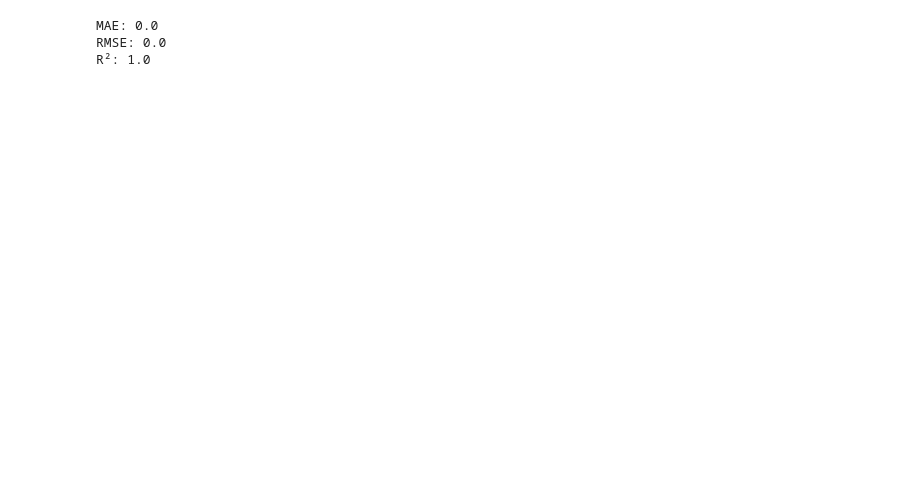
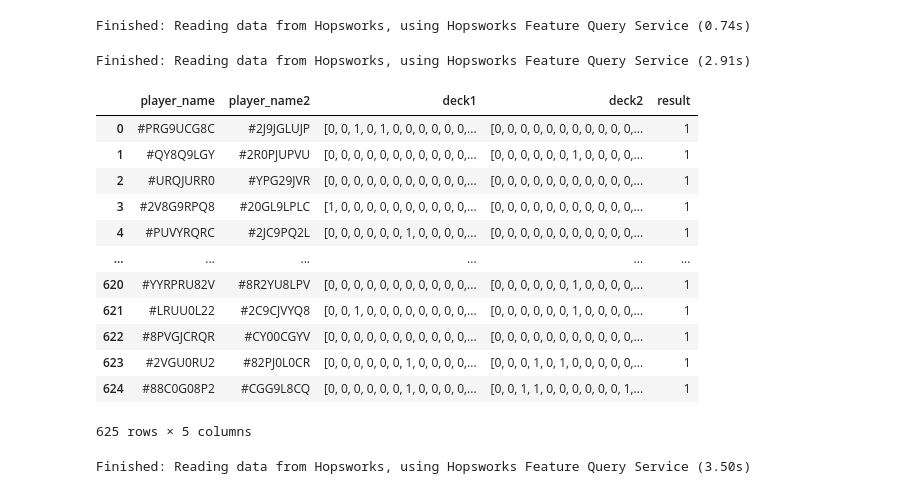
Before and after one commit to Grandediw/Clash-Royale-Project, a Jupyter notebook: notebooks/3_clash_royale_training_pipeline.ipynb, the cells around one changed output. Drawn from its saved outputs; the diff is of its cells as text; code cells hidden in the pictures; blank space fills up the shorter version.

```diff
--- a/notebooks/3_clash_royale_training_pipeline.ipynb
+++ b/notebooks/3_clash_royale_training_pipeline.ipynb
@@ -26,10 +26,40 @@ fs = project.get_feature_store()
 # Retrieve feature groups for Clash Royale
 player_stats_fg = fs.get_feature_group(
     name='clash_royale_onehotencoding',
-    version=4,
+    version=5,
 )
 game_events_fg = fs.get_feature_group(
     name='clash_royale_dataset_onehotencoding',
-    version=4,
+    version=5,
 )
+
+df = player_stats_fg.read()
+
+'''
+# Retrieve features from feature groups
+player_stats = player_stats_fg.select_all()
+game_events = game_events_fg.select_all()
+
+# Explicitly prefix column names to avoid ambiguity
+player_stats = player_stats.with_column_renamed("player_name", "player_stats_player_name")
+game_events = game_events.with_column_renamed("player_name", "game_events_player_name")
+
+# Join the feature groups on the prefixed columns
+selected_features = player_stats.join(
+    game_events,
+    on=["player_stats_player_name", "game_events_player_name"]
+)
+
+# Display the first 10 rows of the joined features
+selected_features.show(10)
+
+
+feature_view = fs.get_or_create_feature_view(
+    name='clash_royale_fv',
+    description="Clash Royale game prediction features",
+    version=1,
+    labels=['player_name'],
+    #query=selected_features,
+)
+'''
 # %% [output]
@@ -87,14 +73,22 @@ R2: 1.0
-# %%
-from sklearn.metrics import mean_absolute_error, mean_squared_error, r2_score
-import numpy as np
-
-mae = mean_absolute_error(y_test, y_pred)
-mse = mean_squared_error(y_test, y_pred)
-rmse = np.sqrt(mse)
-print(f"MAE: {mae}")
-print(f"RMSE: {rmse}")
-print(f"R²: {r2_score(y_test, y_pred)}")
-# %% [output]
-MAE: 0.0
-RMSE: 0.0
-R²: 1.0
+# %%
+dfstats = player_stats_fg.read()
+# %% [output]
+Finished: Reading data from Hopsworks, using Hopsworks Feature Query Service (0.74s)
+# %%
+dfdata = game_events_fg.read()
+dfdata
+# %% [output]
+Finished: Reading data from Hopsworks, using Hopsworks Feature Query Service (2.91s)
+|  | player_name | player_name2 | deck1 | deck2 | result |
+| 0 | #PRG9UCG8C | #2J9JGLUJP | [0, 0, 1, 0, 1, 0, 0, 0, 0, 0, 0,... | [0, 0, 0, 0, 0, 0, 0, 0, 0, 0, 0,... | 1 |
+| 1 | #QY8Q9LGY | #2R0PJUPVU | [0, 0, 0, 0, 0, 0, 0, 0, 0, 0, 0,... | [0, 0, 0, 0, 0, 0, 1, 0, 0, 0, 0,... | 1 |
+| 2 | #URQJURR0 | #YPG29JVR | [0, 0, 0, 0, 0, 0, 0, 0, 0, 0, 0,... | [0, 0, 0, 0, 0, 0, 0, 0, 0, 0, 0,... | 1 |
+| 3 | #2V8G9RPQ8 | #20GL9LPLC | [1, 0, 0, 0, 0, 0, 0, 0, 0, 0, 0,... | [0, 0, 0, 0, 0, 0, 0, 0, 0, 0, 0,... | 1 |
+| 4 | #PUVYRQRC | #2JC9PQ2L | [0, 0, 0, 0, 0, 0, 1, 0, 0, 0, 0,... | [0, 0, 0, 0, 0, 0, 0, 0, 0, 0, 0,... | 1 |
+| ... | ... | ... | ... | ... | ... |
+| 620 | #YYRPRU82V | #8R2YU8LPV | [0, 0, 0, 0, 0, 0, 0, 0, 0, 0, 0,... | [0, 0, 0, 0, 0, 0, 1, 0, 0, 0, 0,... | 1 |
+| 621 | #LRUU0L22 | #2C9CJVYQ8 | [0, 0, 1, 0, 0, 0, 0, 0, 0, 0, 0,... | [0, 0, 0, 0, 0, 0, 1, 0, 0, 0, 0,... | 1 |
+| 622 | #8PVGJCRQR | #CY00CGYV | [0, 0, 0, 0, 0, 0, 0, 0, 0, 0, 0,... | [0, 0, 0, 0, 0, 0, 0, 0, 0, 0, 0,... | 1 |
+| 623 | #2VGU0RU2 | #82PJ0L0CR | [0, 0, 0, 0, 0, 0, 1, 0, 0, 0, 0,... | [0, 0, 0, 1, 0, 1, 0, 0, 0, 0, 0,... | 1 |
+| 624 | #88C0G08P2 | #CGG9L8CQ | [0, 0, 0, 0, 0, 0, 1, 0, 0, 0, 0,... | [0, 0, 1, 1, 0, 0, 0, 0, 0, 0, 1,... | 1 |
+625 rows × 5 columns
@@ -100,0 +108,6 @@ R²: 1.0
+# %%
+from sklearn.model_selection import train_test_split
+
+X_train, X_test, y_train, y_test = feature_view.train_test_split(test_size=0.2)
+# %% [output]
+Finished: Reading data from Hopsworks, using Hopsworks Feature Query Service (3.50s)
```
Also changed, not shown: parts of 12 cells of this notebook, 2 other files.
